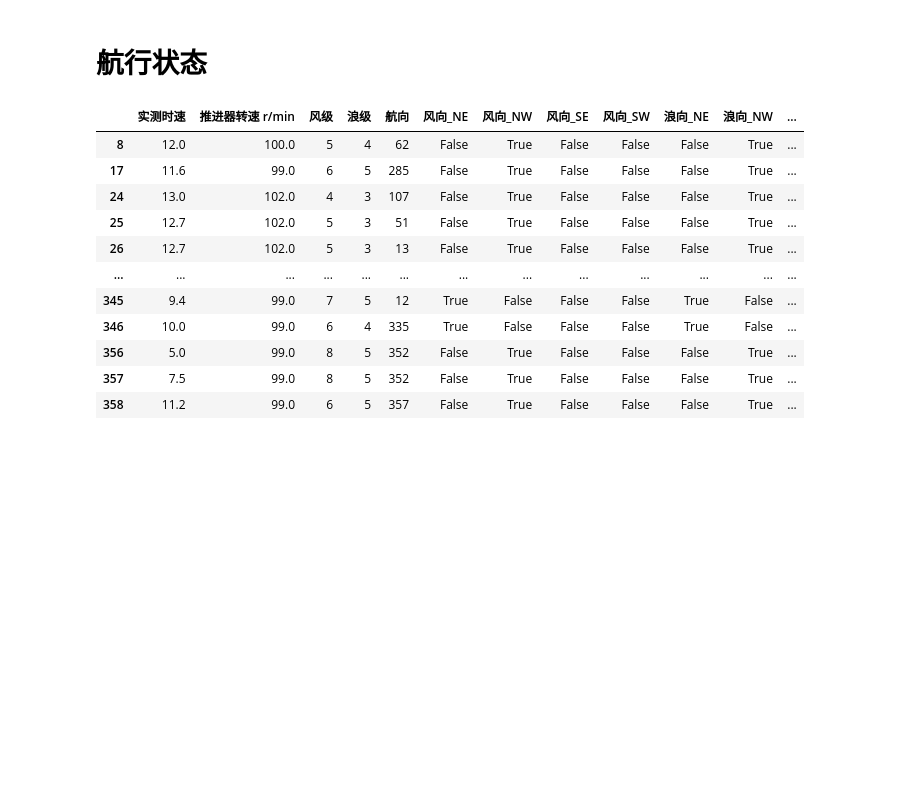
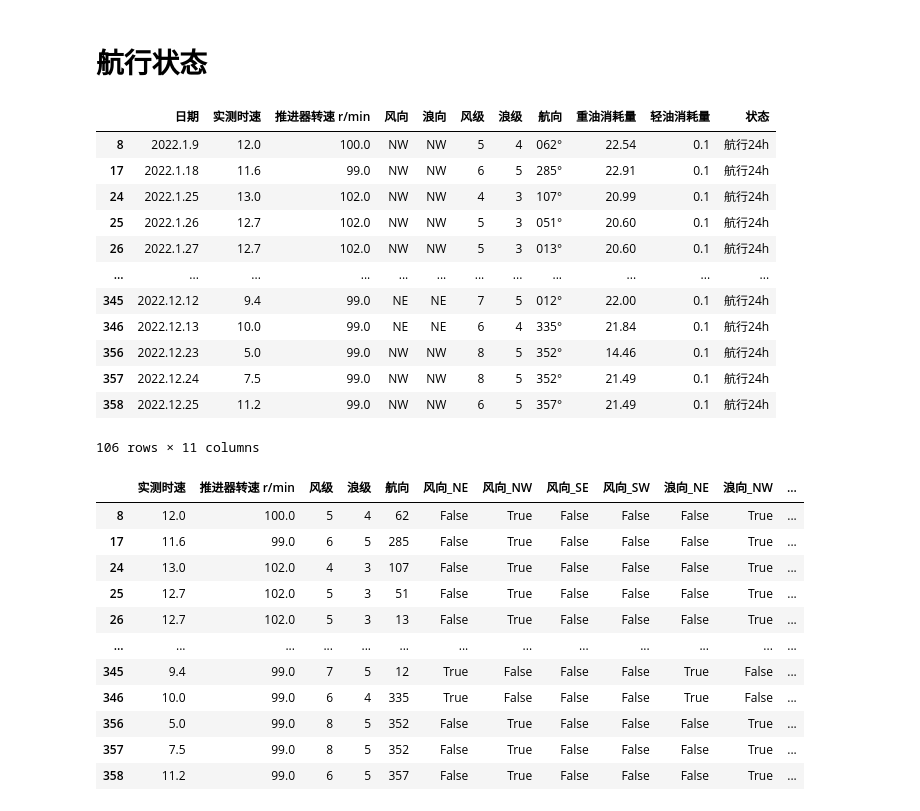
Before and after one commit to yingyingWNL/GuoChang, a Jupyter notebook: my-ann-model.ipynb, the cells around one changed output. Saved outputs shown, nothing was run; the diff lists cells and outputs as text; code cells hidden in the pictures; blank space fills up the shorter version.

```diff
--- a/my-ann-model.ipynb
+++ b/my-ann-model.ipynb
@@ -223,6 +243,22 @@ anchor_all_data = all_data[all_data['状态'] == '航行24h']
 
 X = anchor_all_data[['实测时速', '推进器转速 r/min', '风向', '浪向', '风级', '浪级', '航向', ]]
 y = anchor_all_data[['重油消耗量', '轻油消耗量']]
+# %%
+anchor_all_data
+# %% [output]
+|  | 日期 | 实测时速 | 推进器转速 r/min | 风向 | 浪向 | 风级 | 浪级 | 航向 | 重油消耗量 | 轻油消耗量 | 状态 |
+| 8 | 2022.1.9 | 12.0 | 100.0 | NW | NW | 5 | 4 | 062° | 22.54 | 0.1 | 航行24h |
+| 17 | 2022.1.18 | 11.6 | 99.0 | NW | NW | 6 | 5 | 285° | 22.91 | 0.1 | 航行24h |
+| 24 | 2022.1.25 | 13.0 | 102.0 | NW | NW | 4 | 3 | 107° | 20.99 | 0.1 | 航行24h |
+| 25 | 2022.1.26 | 12.7 | 102.0 | NW | NW | 5 | 3 | 051° | 20.60 | 0.1 | 航行24h |
+| 26 | 2022.1.27 | 12.7 | 102.0 | NW | NW | 5 | 3 | 013° | 20.60 | 0.1 | 航行24h |
+| ... | ... | ... | ... | ... | ... | ... | ... | ... | ... | ... | ... |
+| 345 | 2022.12.12 | 9.4 | 99.0 | NE | NE | 7 | 5 | 012° | 22.00 | 0.1 | 航行24h |
+| 346 | 2022.12.13 | 10.0 | 99.0 | NE | NE | 6 | 4 | 335° | 21.84 | 0.1 | 航行24h |
+| 356 | 2022.12.23 | 5.0 | 99.0 | NW | NW | 8 | 5 | 352° | 14.46 | 0.1 | 航行24h |
+| 357 | 2022.12.24 | 7.5 | 99.0 | NW | NW | 8 | 5 | 352° | 21.49 | 0.1 | 航行24h |
+| 358 | 2022.12.25 | 11.2 | 99.0 | NW | NW | 6 | 5 | 357° | 21.49 | 0.1 | 航行24h |
+106 rows × 11 columns
 # %%
 # 对风向和浪向进行独热编码
 X = pd.get_dummies(X, columns=['风向', '浪向'])
```
Also changed, not shown: parts of 19 cells of this notebook.
